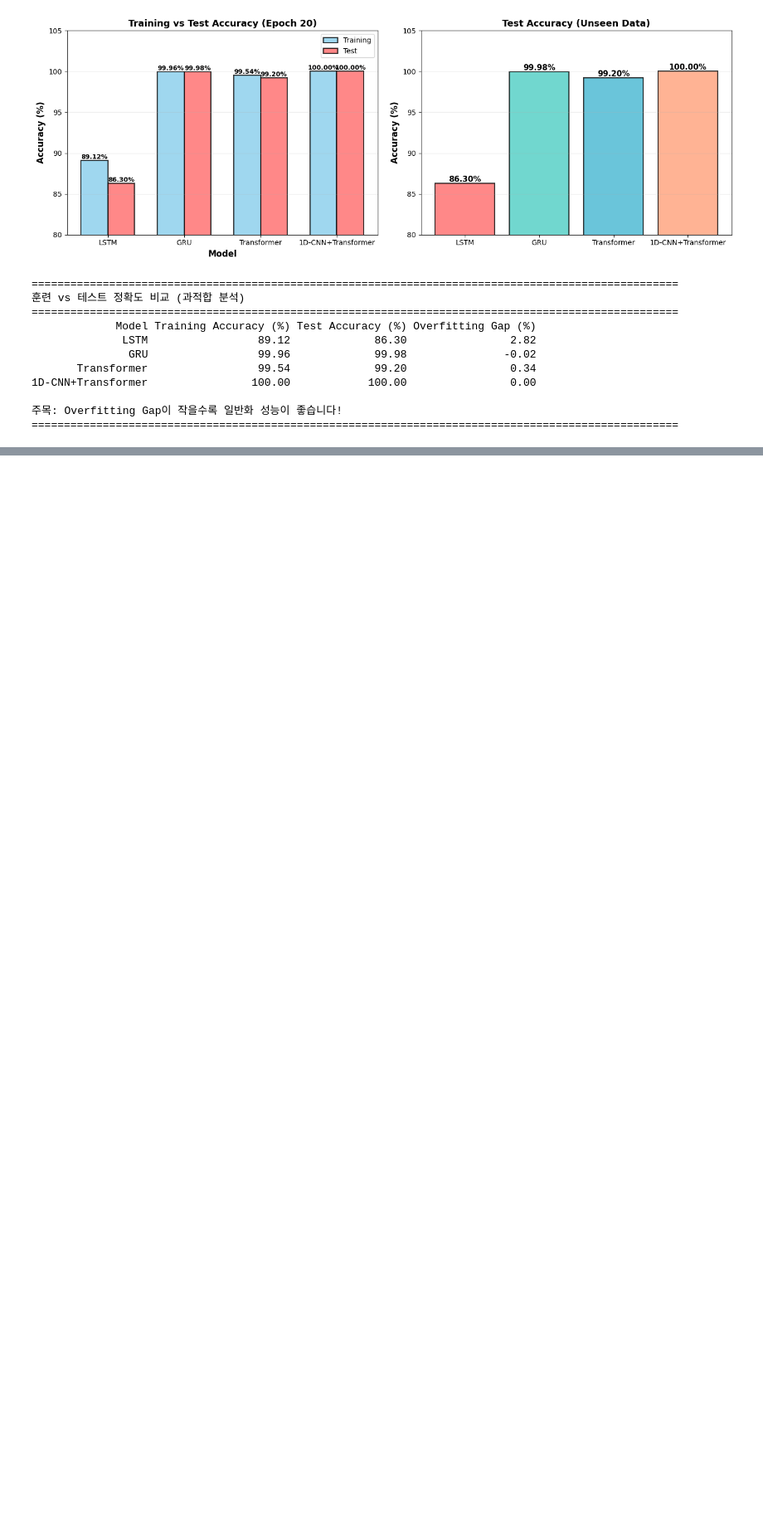
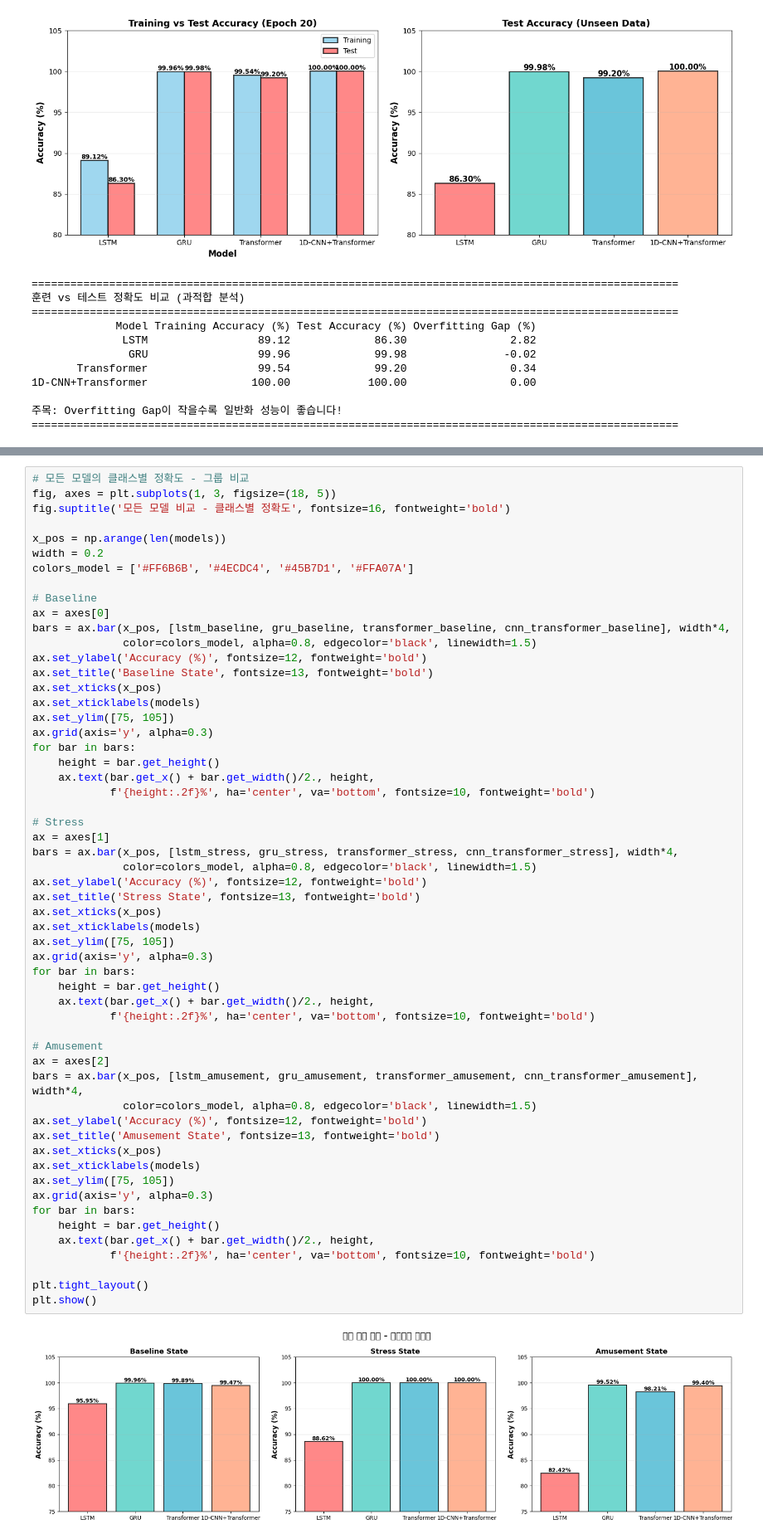
Before and after one commit to binghin2/Research, a Jupyter notebook: WESAD_classification/Accuracy_comparison.ipynb, the cells around one changed output, grey strips where cells are left out. Shown at 83% size. Saved outputs shown, nothing was run; the diff lists cells and outputs as text; blank space fills up the shorter version.

```diff
--- a/WESAD_classification/Accuracy_comparison.ipynb
+++ b/WESAD_classification/Accuracy_comparison.ipynb
@@ -213,0 +301,58 @@ print("="*100)
+# %%
+# 모든 모델의 클래스별 정확도 - 그룹 비교
+fig, axes = plt.subplots(1, 3, figsize=(18, 5))
+fig.suptitle('모든 모델 비교 - 클래스별 정확도', fontsize=16, fontweight='bold')
+
+x_pos = np.arange(len(models))
+width = 0.2
+colors_model = ['#FF6B6B', '#4ECDC4', '#45B7D1', '#FFA07A']
+
+# Baseline
+ax = axes[0]
+bars = ax.bar(x_pos, [lstm_baseline, gru_baseline, transformer_baseline, cnn_transformer_baseline], width*4,
+              color=colors_model, alpha=0.8, edgecolor='black', linewidth=1.5)
+ax.set_ylabel('Accuracy (%)', fontsize=12, fontweight='bold')
+ax.set_title('Baseline State', fontsize=13, fontweight='bold')
+ax.set_xticks(x_pos)
+ax.set_xticklabels(models)
+ax.set_ylim([75, 105])
+ax.grid(axis='y', alpha=0.3)
+for bar in bars:
+    height = bar.get_height()
+    ax.text(bar.get_x() + bar.get_width()/2., height,
+            f'{height:.2f}%', ha='center', va='bottom', fontsize=10, fontweight='bold')
+
+# Stress
+ax = axes[1]
+bars = ax.bar(x_pos, [lstm_stress, gru_stress, transformer_stress, cnn_transformer_stress], width*4,
+              color=colors_model, alpha=0.8, edgecolor='black', linewidth=1.5)
+ax.set_ylabel('Accuracy (%)', fontsize=12, fontweight='bold')
+ax.set_title('Stress State', fontsize=13, fontweight='bold')
+ax.set_xticks(x_pos)
+ax.set_xticklabels(models)
+ax.set_ylim([75, 105])
+ax.grid(axis='y', alpha=0.3)
+for bar in bars:
+    height = bar.get_height()
+    ax.text(bar.get_x() + bar.get_width()/2., height,
+            f'{height:.2f}%', ha='center', va='bottom', fontsize=10, fontweight='bold')
+
+# Amusement
+ax = axes[2]
+bars = ax.bar(x_pos, [lstm_amusement, gru_amusement, transformer_amusement, cnn_transformer_amusement], width*4,
+              color=colors_model, alpha=0.8, edgecolor='black', linewidth=1.5)
+ax.set_ylabel('Accuracy (%)', fontsize=12, fontweight='bold')
+ax.set_title('Amusement State', fontsize=13, fontweight='bold')
+ax.set_xticks(x_pos)
+ax.set_xticklabels(models)
+ax.set_ylim([75, 105])
+ax.grid(axis='y', alpha=0.3)
+for bar in bars:
+    height = bar.get_height()
+    ax.text(bar.get_x() + bar.get_width()/2., height,
+            f'{height:.2f}%', ha='center', va='bottom', fontsize=10, fontweight='bold')
+
+plt.tight_layout()
+plt.show()
+# %% [output]
+[figure, added]
```
Also changed, not shown: parts of 3 cells of this notebook, 4 other files.
